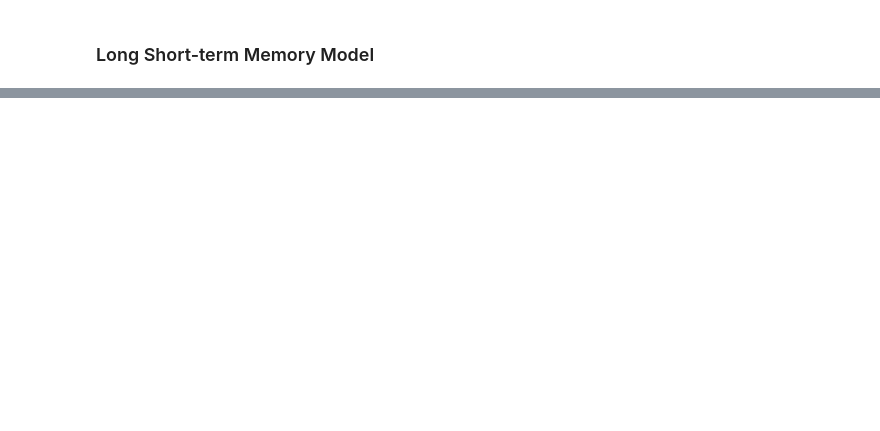
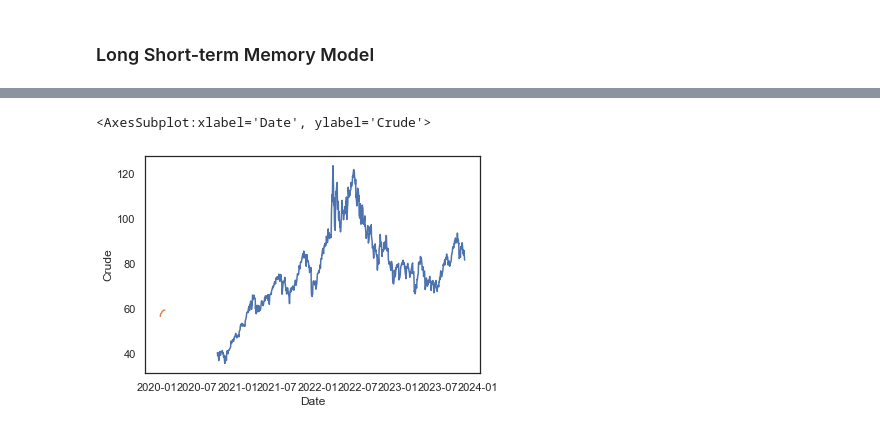
Before and after one commit to timdanilov/capstone-project, a Jupyter notebook: capstone.ipynb, the cells around one changed output, grey strips where cells are left out. Drawn from its saved outputs; the diff is of its cells as text; code cells hidden in the pictures; blank space fills up the shorter version.

```diff
--- a/capstone.ipynb
+++ b/capstone.ipynb
@@ -564,0 +613,2 @@ print(results_df)
+# %%
+(wti_train_df, wti_validation_df, wti_test_df), (urals_train_df, urals_validation_df, urals_test_df), (opec_train_df, opec_validation_df, opec_test_df) = split_data([wti_df, urals_df, opec_df])
@@ -705,0 +667,3 @@ ValueError: operands could not be broadcast together with shapes (314,10) (6,) (
+# %%
+wti_train_df['Date'] = wti_train_df.index
+wti_train_df
@@ -705,0 +685,7 @@ ValueError: operands could not be broadcast together with shapes (314,10) (6,) (
+# %%
+train_dates = pd.to_datetime(wti_train_df['Date']).iloc[::-1]
+train_dates = train_dates.iloc[::-1]
+
+cols = list(wti_train_df)[0:6]
+df_for_training = wti_train_df[cols].astype(float)
+df_for_training
@@ -705,0 +772,34 @@ ValueError: operands could not be broadcast together with shapes (314,10) (6,) (
+# %%
+from pandas.tseries.holiday import USFederalHolidayCalendar
+from pandas.tseries.offsets import CustomBusinessDay
+us_bd = CustomBusinessDay(calendar=USFederalHolidayCalendar())
+
+n_past = 16
+n_days_for_prediction=15
+
+predict_period_dates = pd.date_range(list(train_dates)[-n_past], periods=n_days_for_prediction, freq=us_bd).tolist()
+print(predict_period_dates)
+
+#Make prediction
+prediction = model.predict(trainX[-n_days_for_prediction:])
+
+prediction_copies = np.repeat(prediction, df_for_training.shape[1], axis=-1)
+y_pred_future = scaler.inverse_transform(prediction_copies)[:,0]
+
+
+# Convert timestamp to date
+forecast_dates = []
+for time_i in predict_period_dates:
+    forecast_dates.append(time_i.date())
+
+df_forecast = pd.DataFrame({'Date':np.array(forecast_dates), 'Crude':y_pred_future})
+df_forecast['Date']=pd.to_datetime(df_forecast['Date'])
+
+
+original = wti_train_df[['Date', 'Crude']]
+original['Date']=pd.to_datetime(original['Date'])
+original = original.loc[original['Date'] >= '2020-10-01']
+
+sns.lineplot(original['Date'], original['Crude'])
+sns.lineplot(df_forecast['Date'], df_forecast['Crude'])
+# %% [output]
@@ -705,0 +808,2 @@ ValueError: operands could not be broadcast together with shapes (314,10) (6,) (
+<AxesSubplot:xlabel='Date', ylabel='Crude'>
+[figure, added]
```
Also changed, not shown: parts of 28 cells of this notebook, 1 other file.
